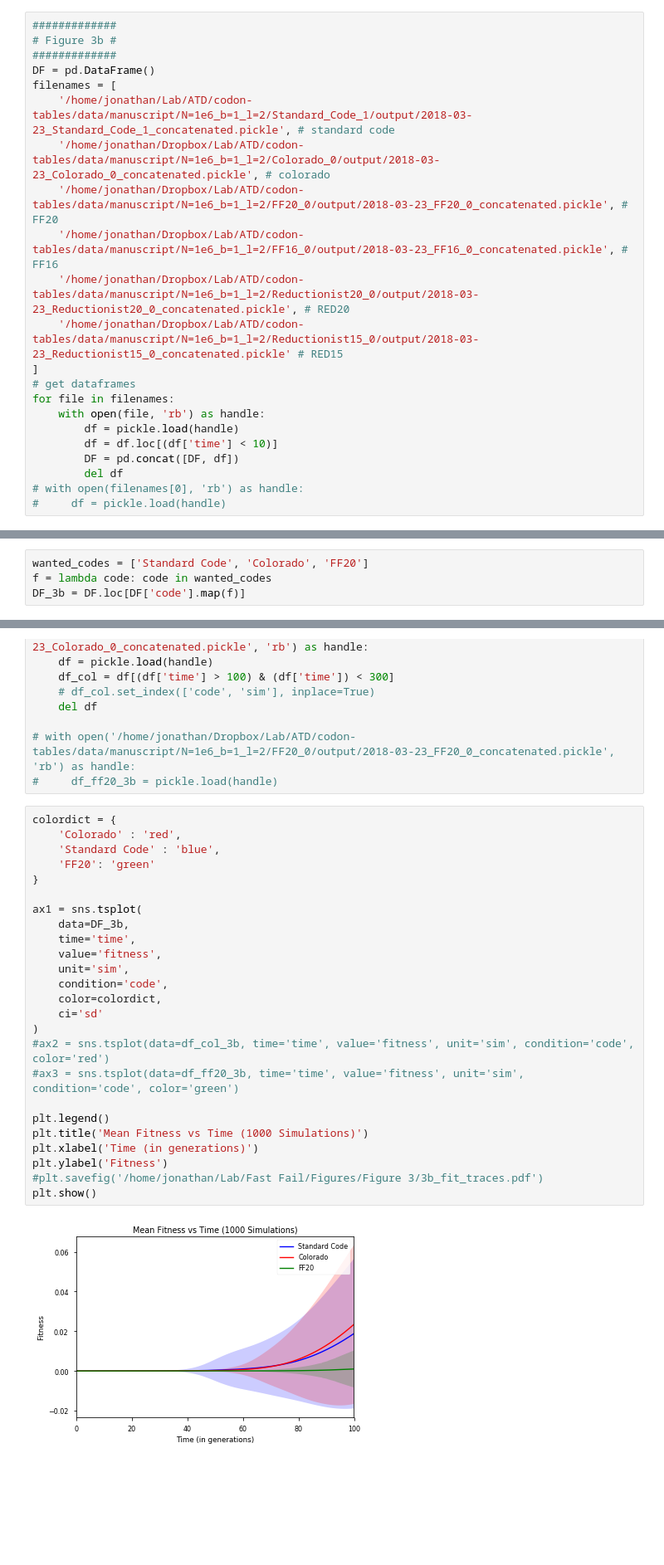
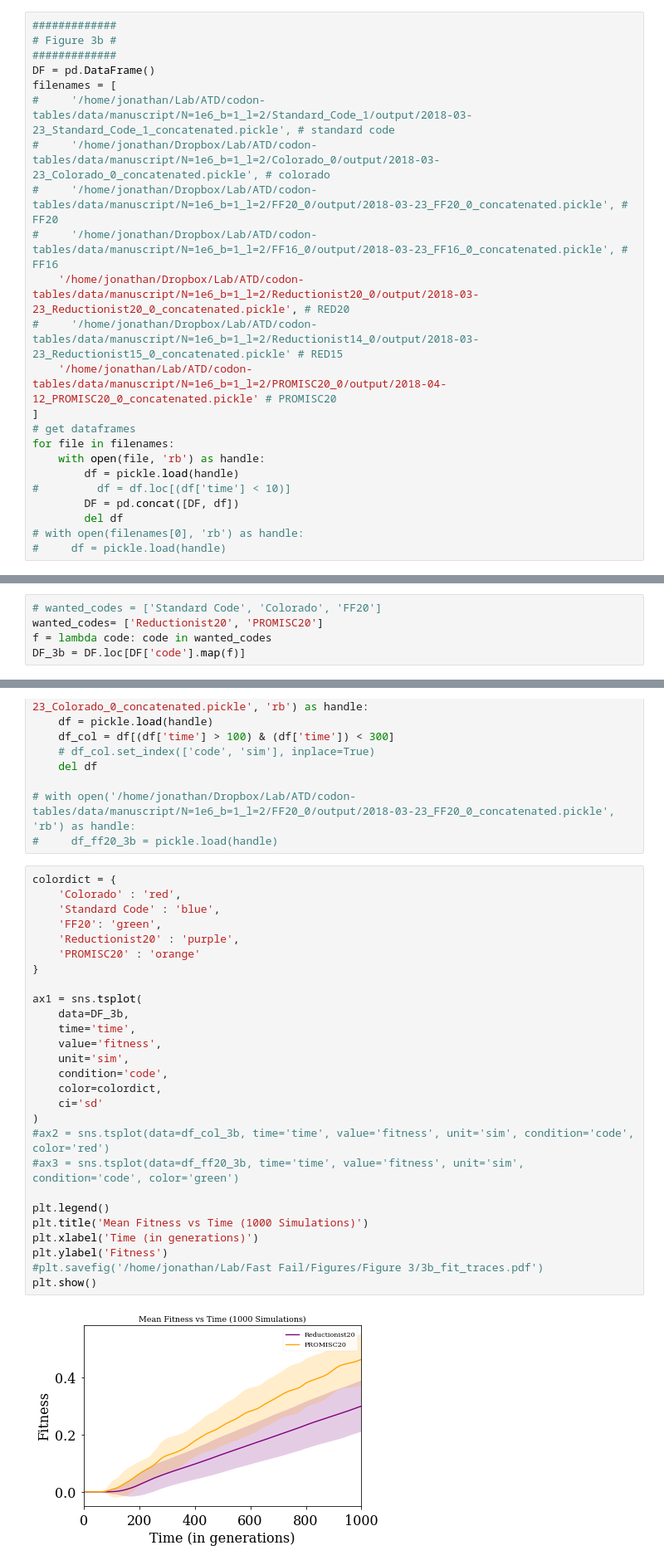
Before and after one commit to EndyLab/codon-tables, a Jupyter notebook: notebooks/fast_fail_figs.ipynb, the cells around one changed output, grey strips where cells are left out. Shown at 83% size. Drawn from its saved outputs; the diff is of its cells as text; blank space fills up the shorter version.

```diff
--- a/notebooks/fast_fail_figs.ipynb
+++ b/notebooks/fast_fail_figs.ipynb
@@ -436,18 +436,19 @@ plt.show()
 #############
 DF = pd.DataFrame()
 filenames = [
-    '/home/jonathan/Lab/ATD/codon-tables/data/manuscript/N=1e6_b=1_l=2/Standard_Code_1/output/2018-03-23_Standard_Code_1_concatenated.pickle', # standard code
-    '/home/jonathan/Dropbox/Lab/ATD/codon-tables/data/manuscript/N=1e6_b=1_l=2/Colorado_0/output/2018-03-23_Colorado_0_concatenated.pickle', # colorado
-    '/home/jonathan/Dropbox/Lab/ATD/codon-tables/data/manuscript/N=1e6_b=1_l=2/FF20_0/output/2018-03-23_FF20_0_concatenated.pickle', # FF20
-    '/home/jonathan/Dropbox/Lab/ATD/codon-tables/data/manuscript/N=1e6_b=1_l=2/FF16_0/output/2018-03-23_FF16_0_concatenated.pickle', # FF16
+#     '/home/jonathan/Lab/ATD/codon-tables/data/manuscript/N=1e6_b=1_l=2/Standard_Code_1/output/2018-03-23_Standard_Code_1_concatenated.pickle', # standard code
+#     '/home/jonathan/Dropbox/Lab/ATD/codon-tables/data/manuscript/N=1e6_b=1_l=2/Colorado_0/output/2018-03-23_Colorado_0_concatenated.pickle', # colorado
+#     '/home/jonathan/Dropbox/Lab/ATD/codon-tables/data/manuscript/N=1e6_b=1_l=2/FF20_0/output/2018-03-23_FF20_0_concatenated.pickle', # FF20
+#     '/home/jonathan/Dropbox/Lab/ATD/codon-tables/data/manuscript/N=1e6_b=1_l=2/FF16_0/output/2018-03-23_FF16_0_concatenated.pickle', # FF16
     '/home/jonathan/Dropbox/Lab/ATD/codon-tables/data/manuscript/N=1e6_b=1_l=2/Reductionist20_0/output/2018-03-23_Reductionist20_0_concatenated.pickle', # RED20
-    '/home/jonathan/Dropbox/Lab/ATD/codon-tables/data/manuscript/N=1e6_b=1_l=2/Reductionist15_0/output/2018-03-23_Reductionist15_0_concatenated.pickle' # RED15
+#     '/home/jonathan/Dropbox/Lab/ATD/codon-tables/data/manuscript/N=1e6_b=1_l=2/Reductionist14_0/output/2018-03-23_Reductionist15_0_concatenated.pickle' # RED15
+    '/home/jonathan/Lab/ATD/codon-tables/data/manuscript/N=1e6_b=1_l=2/PROMISC20_0/output/2018-04-12_PROMISC20_0_concatenated.pickle' # PROMISC20
 ]
 # get dataframes
 for file in filenames:
     with open(file, 'rb') as handle:
         df = pickle.load(handle)
-        df = df.loc[(df['time'] < 10)]
+#         df = df.loc[(df['time'] < 10)]
         DF = pd.concat([DF, df])
         del df
 # with open(filenames[0], 'rb') as handle:
@@ -470,7 +471,8 @@ plt.savefig('test2.png')
 # %% [output]
 [figure]
 # %%
-wanted_codes = ['Standard Code', 'Colorado', 'FF20']
+# wanted_codes = ['Standard Code', 'Colorado', 'FF20']
+wanted_codes= ['Reductionist20', 'PROMISC20']
 f = lambda code: code in wanted_codes
 DF_3b = DF.loc[DF['code'].map(f)]
 # %%
@@ -492,30 +494,32 @@ with open('/home/jonathan/Dropbox/Lab/ATD/codon-tables/data/manuscript/N=1e6_b=1
 # %%
 colordict = {
     'Colorado' : 'red',
     'Standard Code' : 'blue',
-    'FF20': 'green'
+    'FF20': 'green',
+    'Reductionist20' : 'purple',
+    'PROMISC20' : 'orange'
 }
 
 ax1 = sns.tsplot(
     data=DF_3b,
     time='time',
     value='fitness',
     unit='sim',
     condition='code',
     color=colordict,
     ci='sd'
 )
 #ax2 = sns.tsplot(data=df_col_3b, time='time', value='fitness', unit='sim', condition='code', color='red')
 #ax3 = sns.tsplot(data=df_ff20_3b, time='time', value='fitness', unit='sim', condition='code', color='green')
 
 plt.legend()
 plt.title('Mean Fitness vs Time (1000 Simulations)')
 plt.xlabel('Time (in generations)')
 plt.ylabel('Fitness')
 #plt.savefig('/home/jonathan/Lab/Fast Fail/Figures/Figure 3/3b_fit_traces.pdf')
 plt.show()
 # %% [output]
-[figure, old version]
+[figure, new version]
 # %%
 code = 'FF20'
 DF_3b.loc[DF_3b['code'] == code].loc[7]['time'].iloc[0]
```
Also changed, not shown: parts of 16 cells of this notebook.
